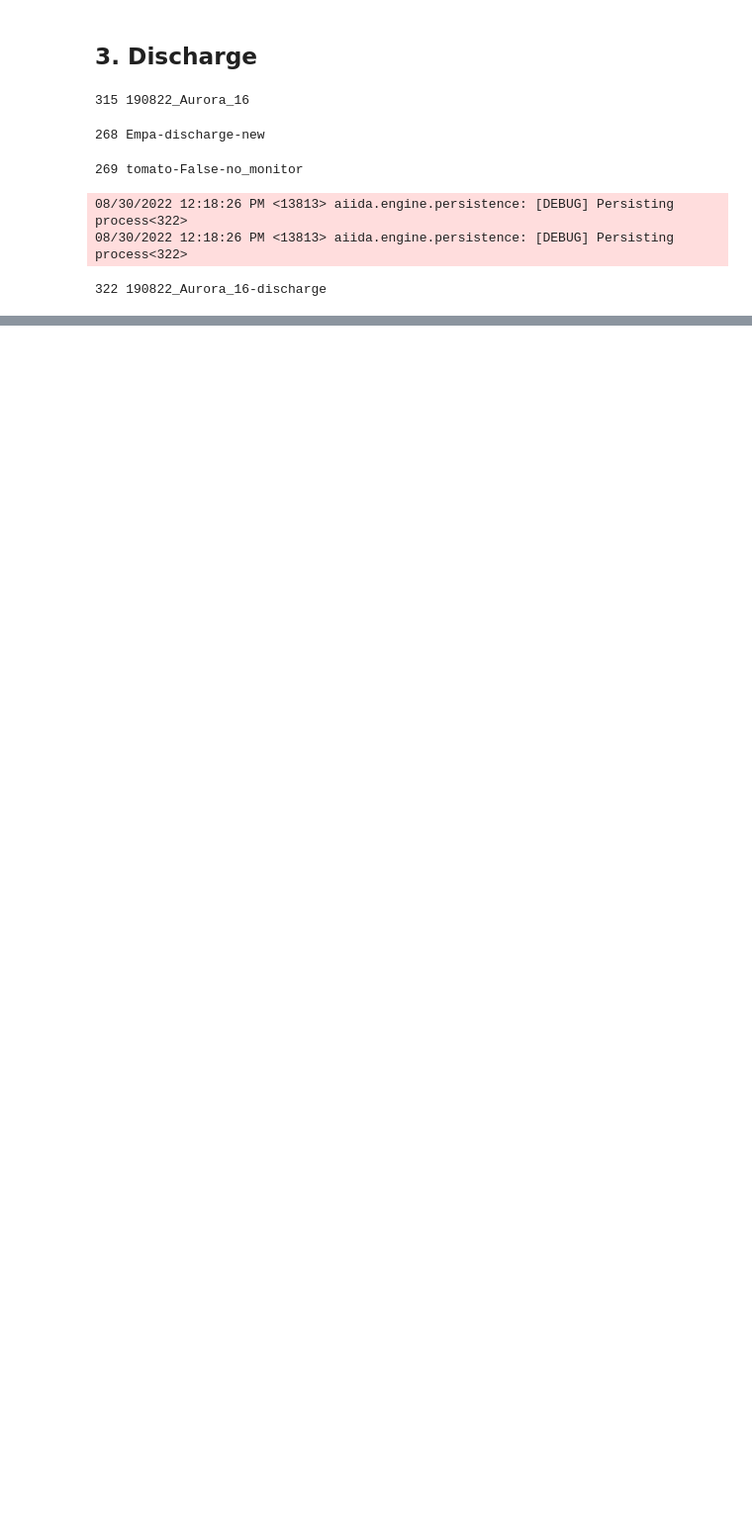
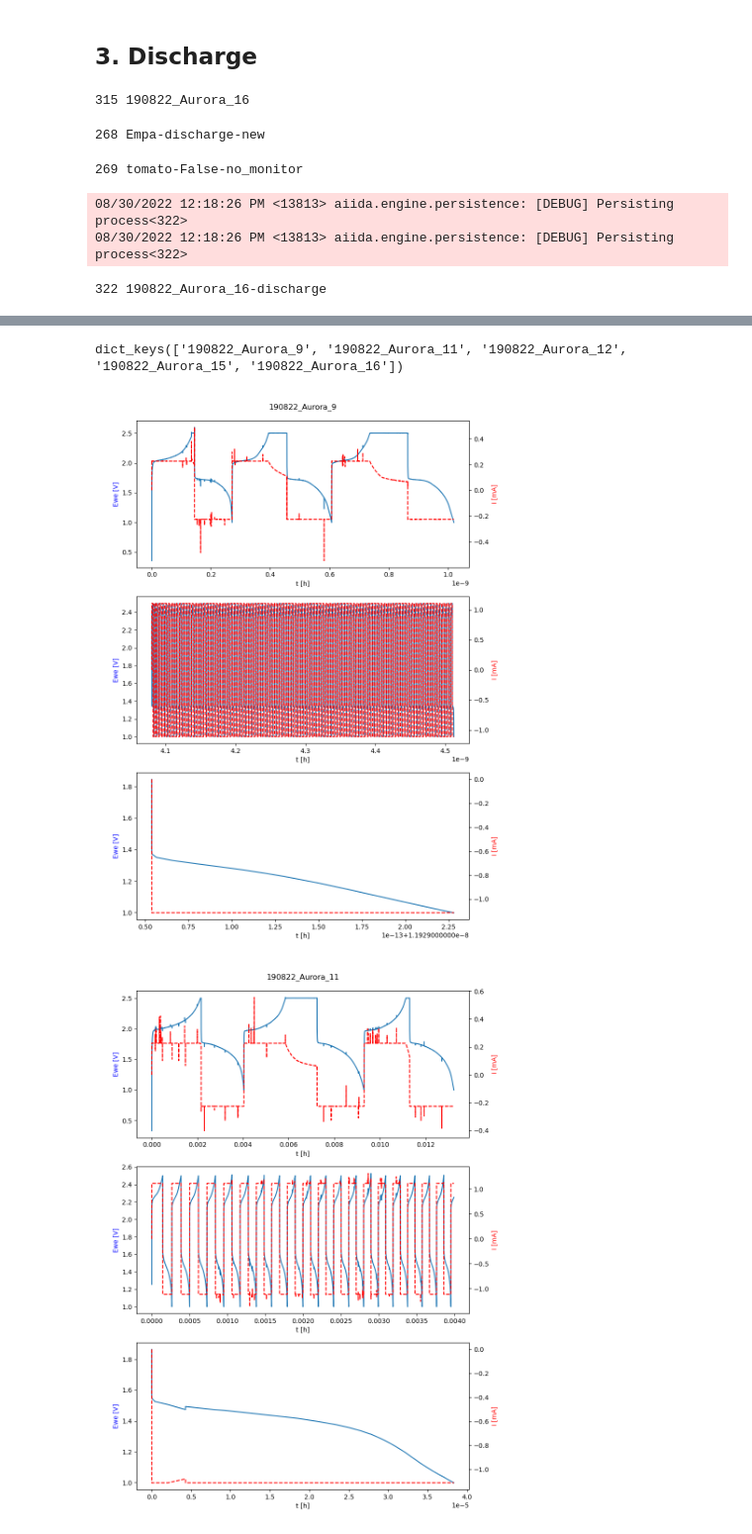
Before and after one commit to EmpaEconversion/aiidalab-aurora, a Jupyter notebook: monitor-test_20220826.ipynb, the cells around one changed output, grey strips where cells are left out. Shown at 99% size. Cells and saved outputs as stored; diff of their text form; code cells hidden in the pictures; blank space fills up the shorter version.

Commit message:
notebooks: plots of results

```diff
--- a/monitor-test_20220826.ipynb
+++ b/monitor-test_20220826.ipynb
@@ -642,0 +527,6 @@ plt.savefig(f'/home/aiida/data/{name}_Ewe_I.png', dpi=300)
+# %%
+g_samples = Group.get(label='Empa-samples')
+
+qbs = QueryBuilder()
+qbs.append(Group, filters={'label': 'Empa-samples'}, tag='g')
+qbs.append(BatterySampleData, with_group='g', tag='s')
@@ -642,0 +553,15 @@ plt.savefig(f'/home/aiida/data/{name}_Ewe_I.png', dpi=300)
+# %%
+d = {}
+for sample, in qbs.iterall():
+    d[sample.label] = []
+    for key in ('formation', 'cycling', 'discharge'):
+        print(f'\n* {sample.label} {key}')
+        qb = QueryBuilder()
+        qb.append(BatterySampleData, filters={'uuid': sample.uuid}, tag='s')
+        qb.append(BatteryCyclerExperiment, tag='exp', filters={'label': {'like': f'%{key}'}})
+        assert qb.count() == 1
+        data = get_data_from_cycling_or_monitor_calcjob(qb.first()[0])
+        d[sample.label].append(data)
+
+with open('/home/aiida/data/cycling_data.pkl', 'wb') as f:
+    pickle.dump(d, f)
@@ -642,0 +586,27 @@ plt.savefig(f'/home/aiida/data/{name}_Ewe_I.png', dpi=300)
+# %%
+with open('/home/aiida/data/cycling_data.pkl', 'rb') as f:
+    cycl_data = pickle.load(f)
+# %%
+print(cycl_data.keys())
+# %% [output]
+dict_keys(['190822_Aurora_9', '190822_Aurora_11', '190822_Aurora_12', '190822_Aurora_15', '190822_Aurora_16'])
+# %%
+def plot_Ewe_I(data, name):
+    f, ax = plt.subplots(3, figsize=(9,12))
+    plt.subplots_adjust(left=0.1, right=0.9, bottom=0.05, top=0.95)
+    for i, axx in enumerate(ax):
+        axx.plot(data[i]["time"] / 3600., data[i]["Ewe"], label='Ewe')
+        axx.set_xlabel('t [h]')
+        axx.set_ylabel('Ewe [V]', c='b')
+
+        ax2 = axx.twinx()
+        ax2.plot(data[i]["time"], data[i]["I"]*1000., 'r--', label='I')
+        ax2.set_ylabel('I [mA]', c='r')
+    f.suptitle(name);
+    plt.savefig(f'/home/aiida/data/{name}_Ewe_I.png', dpi=300)
+# %%
+for name, data in cycl_data.items():
+    plot_Ewe_I(data, name)
+# %% [output]
+[figure, added]
+[figure, added]
```
Also changed, not shown: parts of 31 cells of this notebook.
